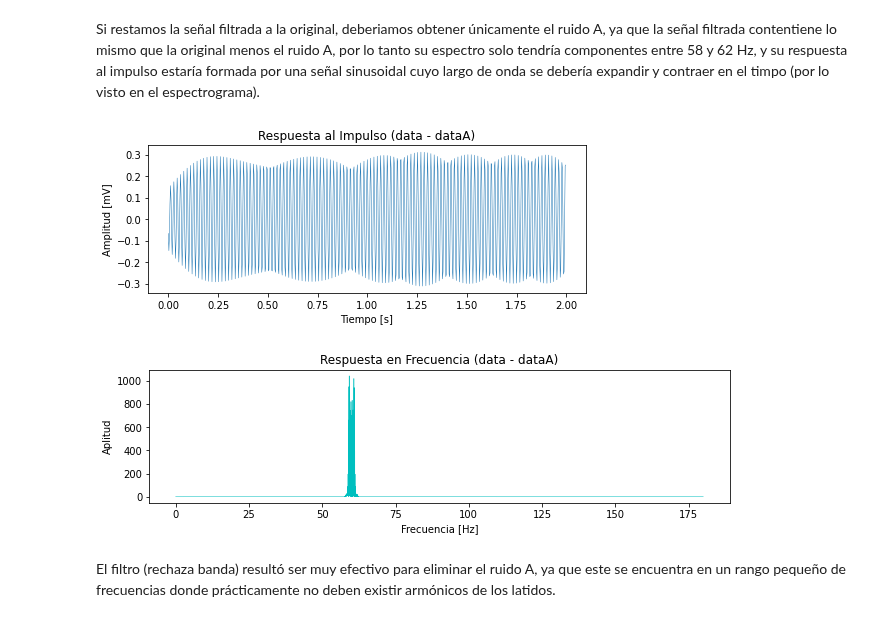
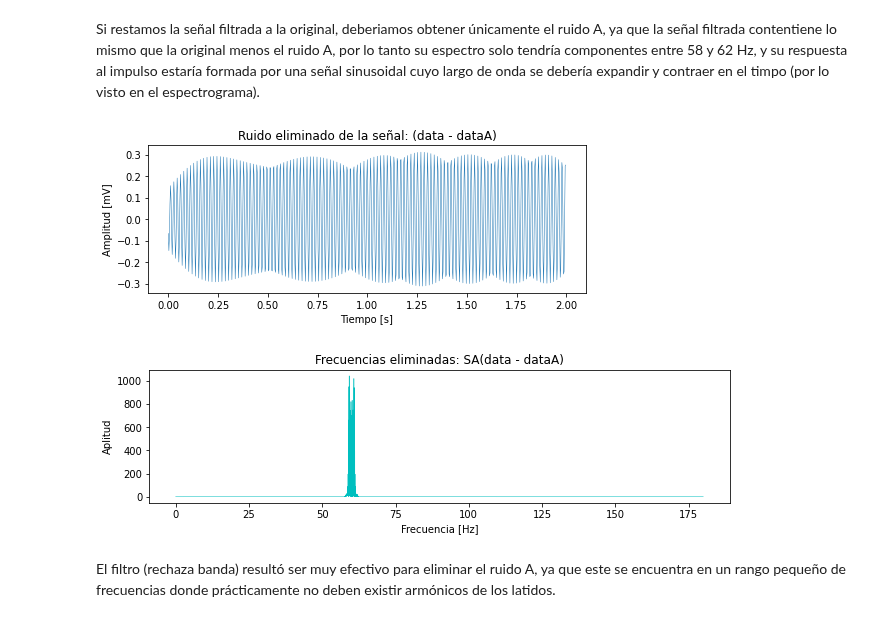
Before and after one commit to ehopperdietzel/Filtrado-De-Senales, a Jupyter notebook: tarea2_info183.ipynb, the cells around one changed output. Saved outputs shown, nothing was run; the diff lists cells and outputs as text; code cells hidden in the pictures.

```diff
--- a/tarea2_info183.ipynb
+++ b/tarea2_info183.ipynb
@@ -228,18 +228,18 @@ Si restamos la señal filtrada a la original, deberiamos obtener únicamente el
 # %%
 # Aplicamos el filtro
 dataA = scipy.signal.convolve(data,hA,mode='same',method='auto')
 
 # Restamos ambas señales
 resta = data - dataA
 
 # Graficamos su respuesta al impulso
-graficaSeñal(resta,Fs,360*2,"Respuesta al Impulso (data - dataA)")
+graficaSeñal(resta,Fs,360*2,"Ruido eliminado de la señal: (data - dataA)")
 
 # Graficamos su respuesa en frecuencia
-graficaTransformada(resta,Fs,title="Respuesta en Frecuencia (data - dataA)")
+graficaTransformada(resta,Fs,title="Frecuencias eliminadas: SA(data - dataA)")
 # %% [output]
-[figure, old version]
+[figure, new version]
-[figure, old version]
+[figure, new version]
 # %% [markdown]
 El filtro (rechaza banda) resultó ser muy efectivo para eliminar el ruido A, ya que este se encuentra en un rango pequeño de frecuencias donde prácticamente no deben existir armónicos de los latidos.
 # %% [markdown]
```
Also changed, not shown: parts of 1 cell of this notebook.
